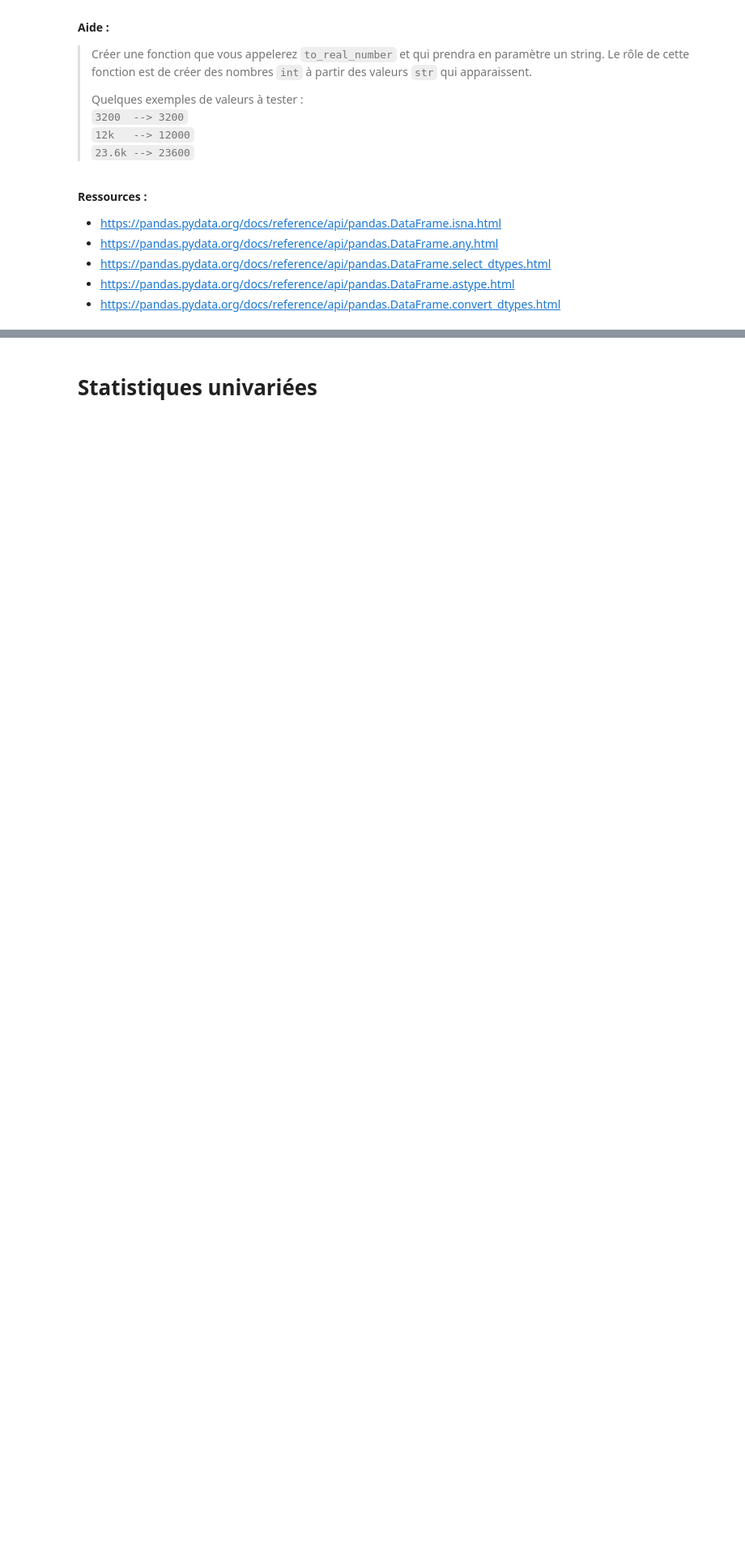
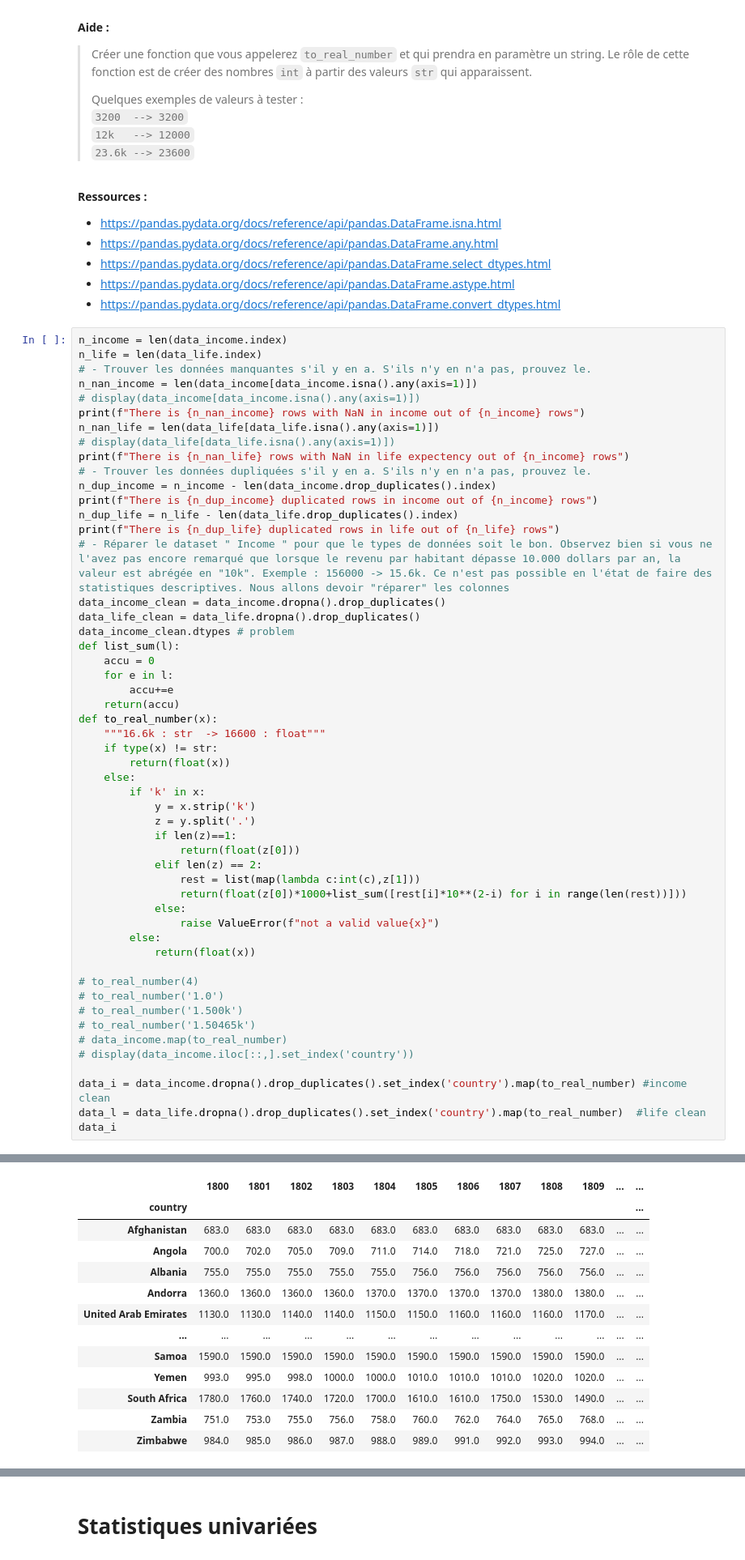
Before and after one commit to thomasmari/DataS3PG, a Jupyter notebook: module/8.Stats/1. Intro Gapminder.ipynb, the cells around one changed output, grey strips where cells are left out. Shown: that part at 81% size. Saved outputs shown, nothing was run; the diff lists cells and outputs as text; blank space fills up the shorter version.

```diff
--- a/module/8.Stats/1. Intro Gapminder.ipynb
+++ b/module/8.Stats/1. Intro Gapminder.ipynb
@@ -205,3 +341,56 @@ Nous allons maintenant préparer les données pour pouvoir ensuite les analyser.
 - https://pandas.pydata.org/docs/reference/api/pandas.DataFrame.select_dtypes.html
 - https://pandas.pydata.org/docs/reference/api/pandas.DataFrame.astype.html
 - https://pandas.pydata.org/docs/reference/api/pandas.DataFrame.convert_dtypes.html
+# %%
+n_income = len(data_income.index)
+n_life = len(data_life.index)
+# - Trouver les données manquantes s'il y en a. S'ils n'y en n'a pas, prouvez le.
+n_nan_income = len(data_income[data_income.isna().any(axis=1)])
+# display(data_income[data_income.isna().any(axis=1)])
+print(f"There is {n_nan_income} rows with NaN in income out of {n_income} rows")
+n_nan_life = len(data_life[data_life.isna().any(axis=1)])
+# display(data_life[data_life.isna().any(axis=1)])
+print(f"There is {n_nan_life} rows with NaN in life expectency out of {n_income} rows")
+# - Trouver les données dupliquées s'il y en a. S'ils n'y en n'a pas, prouvez le.
+n_dup_income = n_income - len(data_income.drop_duplicates().index)
+print(f"There is {n_dup_income} duplicated rows in income out of {n_income} rows")
+n_dup_life = n_life - len(data_life.drop_duplicates().index)
+print(f"There is {n_dup_life} duplicated rows in life out of {n_life} rows")
+# - Réparer le dataset " Income " pour que le types de données soit le bon. Observez bien si vous ne l'avez pas encore remarqué que lorsque le revenu par habitant dépasse 10.000 dollars par an, la valeur est abrégée en "10k". Exemple : 156000 -> 15.6k. Ce n'est pas possible en l'état de faire des statistiques descriptives. Nous allons devoir "réparer" les colonnes
+data_income_clean = data_income.dropna().drop_duplicates()
+data_life_clean = data_life.dropna().drop_duplicates()
+data_income_clean.dtypes # problem
+def list_sum(l):
+    accu = 0
+    for e in l:
+        accu+=e
+    return(accu)
+def to_real_number(x):
+    """16.6k : str	-> 16600 : float"""
+    if type(x) != str:
+        return(float(x))
+    else:
+        if 'k' in x:
+            y = x.strip('k')
+            z = y.split('.')
+            if len(z)==1:
+                return(float(z[0]))
+            elif len(z) == 2:
+                rest = list(map(lambda c:int(c),z[1]))
+                return(float(z[0])*1000+list_sum([rest[i]*10**(2-i) for i in range(len(rest))]))
+            else:
+                raise ValueError(f"not a valid value{x}")
+        else:
+            return(float(x))
+
+# to_real_number(4)
+# to_real_number('1.0')
+# to_real_number('1.500k')
+# to_real_number('1.50465k')
+# data_income.map(to_real_number)
+# display(data_income.iloc[::,].set_index('country'))
+
+data_i = data_income.dropna().drop_duplicates().set_index('country').map(to_real_number) #income clean
+data_l = data_life.dropna().drop_duplicates().set_index('country').map(to_real_number)  #life clean
+data_i
+# %% [output]
@@ -207,0 +401,13 @@ Nous allons maintenant préparer les données pour pouvoir ensuite les analyser.
+|  | 1800 | 1801 | 1802 | 1803 | 1804 | 1805 | 1806 | 1807 | 1808 | 1809 | ... | ... |
+| country |  |  |  |  |  |  |  |  |  |  |  | ... |
+| Afghanistan | 683.0 | 683.0 | 683.0 | 683.0 | 683.0 | 683.0 | 683.0 | 683.0 | 683.0 | 683.0 | ... | ... |
+| Angola | 700.0 | 702.0 | 705.0 | 709.0 | 711.0 | 714.0 | 718.0 | 721.0 | 725.0 | 727.0 | ... | ... |
+| Albania | 755.0 | 755.0 | 755.0 | 755.0 | 755.0 | 756.0 | 756.0 | 756.0 | 756.0 | 756.0 | ... | ... |
+| Andorra | 1360.0 | 1360.0 | 1360.0 | 1360.0 | 1370.0 | 1370.0 | 1370.0 | 1370.0 | 1380.0 | 1380.0 | ... | ... |
+| United Arab Emirates | 1130.0 | 1130.0 | 1140.0 | 1140.0 | 1150.0 | 1150.0 | 1160.0 | 1160.0 | 1160.0 | 1170.0 | ... | ... |
+| ... | ... | ... | ... | ... | ... | ... | ... | ... | ... | ... | ... | ... |
+| Samoa | 1590.0 | 1590.0 | 1590.0 | 1590.0 | 1590.0 | 1590.0 | 1590.0 | 1590.0 | 1590.0 | 1590.0 | ... | ... |
+| Yemen | 993.0 | 995.0 | 998.0 | 1000.0 | 1000.0 | 1010.0 | 1010.0 | 1010.0 | 1020.0 | 1020.0 | ... | ... |
+| South Africa | 1780.0 | 1760.0 | 1740.0 | 1720.0 | 1700.0 | 1610.0 | 1610.0 | 1750.0 | 1530.0 | 1490.0 | ... | ... |
+| Zambia | 751.0 | 753.0 | 755.0 | 756.0 | 758.0 | 760.0 | 762.0 | 764.0 | 765.0 | 768.0 | ... | ... |
+| Zimbabwe | 984.0 | 985.0 | 986.0 | 987.0 | 988.0 | 989.0 | 991.0 | 992.0 | 993.0 | 994.0 | ... | ... |
```
Also changed, not shown: parts of 9 cells of this notebook.
